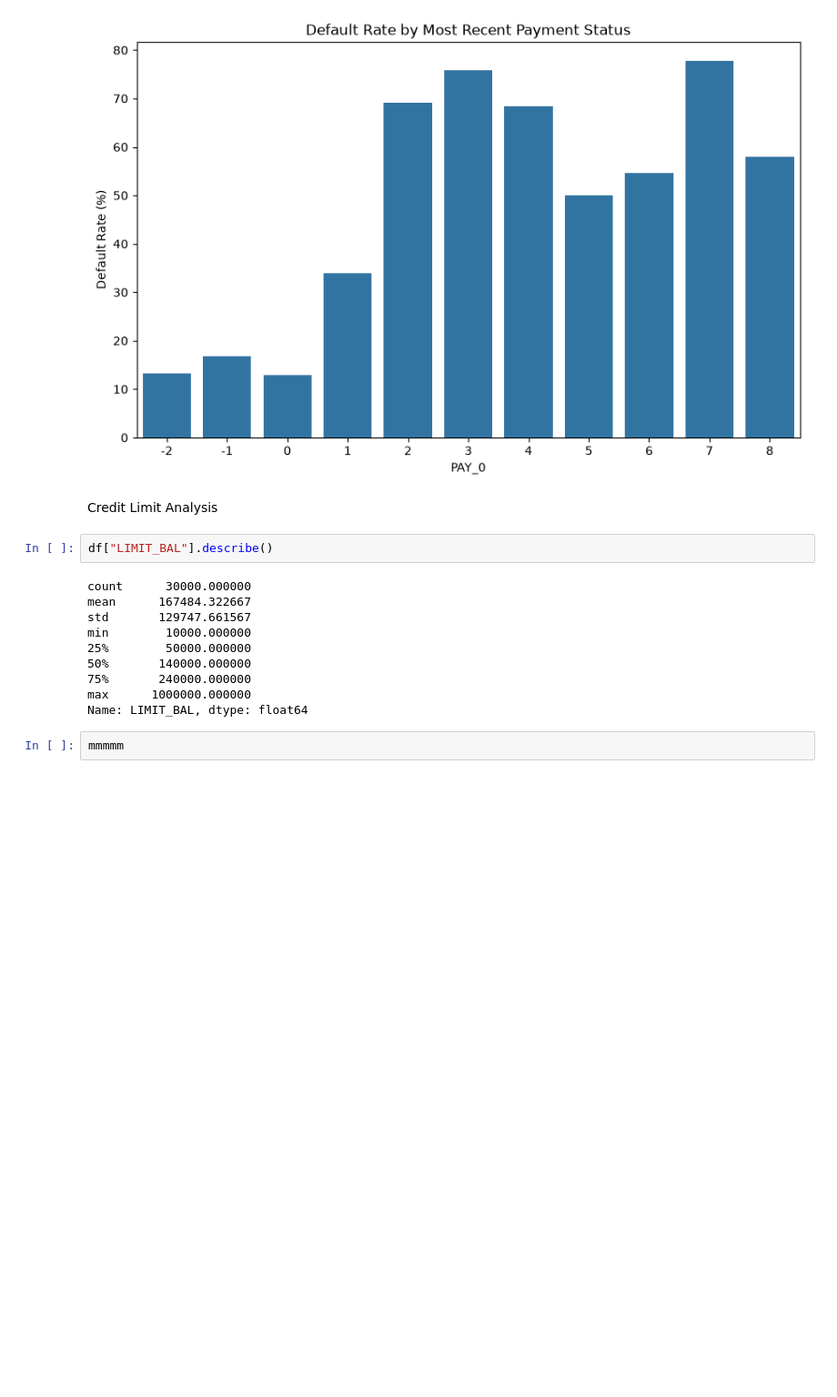
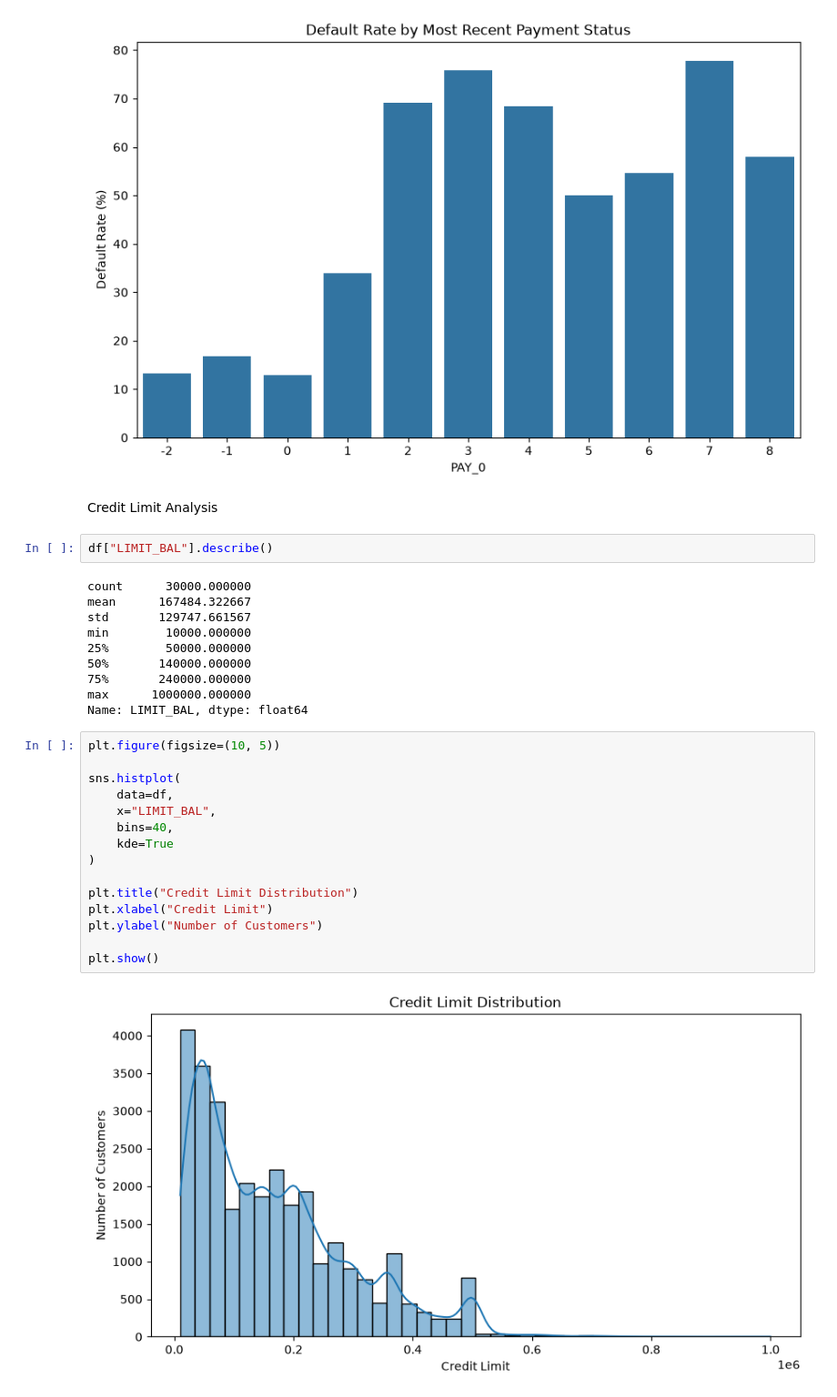
Before and after one commit to chamudi01/Credit-Risk-Scoring-System, a Jupyter notebook: notebooks/01_data_understanding.ipynb, the cells around one changed output. Shown at 91% size. Cells and saved outputs as stored; diff of their text form; blank space fills up the shorter version.

```diff
--- a/notebooks/01_data_understanding.ipynb
+++ b/notebooks/01_data_understanding.ipynb
@@ -524,4 +524,19 @@ min        10000.000000
 max      1000000.000000
 Name: LIMIT_BAL, dtype: float64
 # %%
-mmmmm
+plt.figure(figsize=(10, 5))
+
+sns.histplot(
+    data=df,
+    x="LIMIT_BAL",
+    bins=40,
+    kde=True
+)
+
+plt.title("Credit Limit Distribution")
+plt.xlabel("Credit Limit")
+plt.ylabel("Number of Customers")
+
+plt.show()
+# %% [output]
+[figure, added]
```
Also changed, not shown: parts of 20 cells of this notebook.
